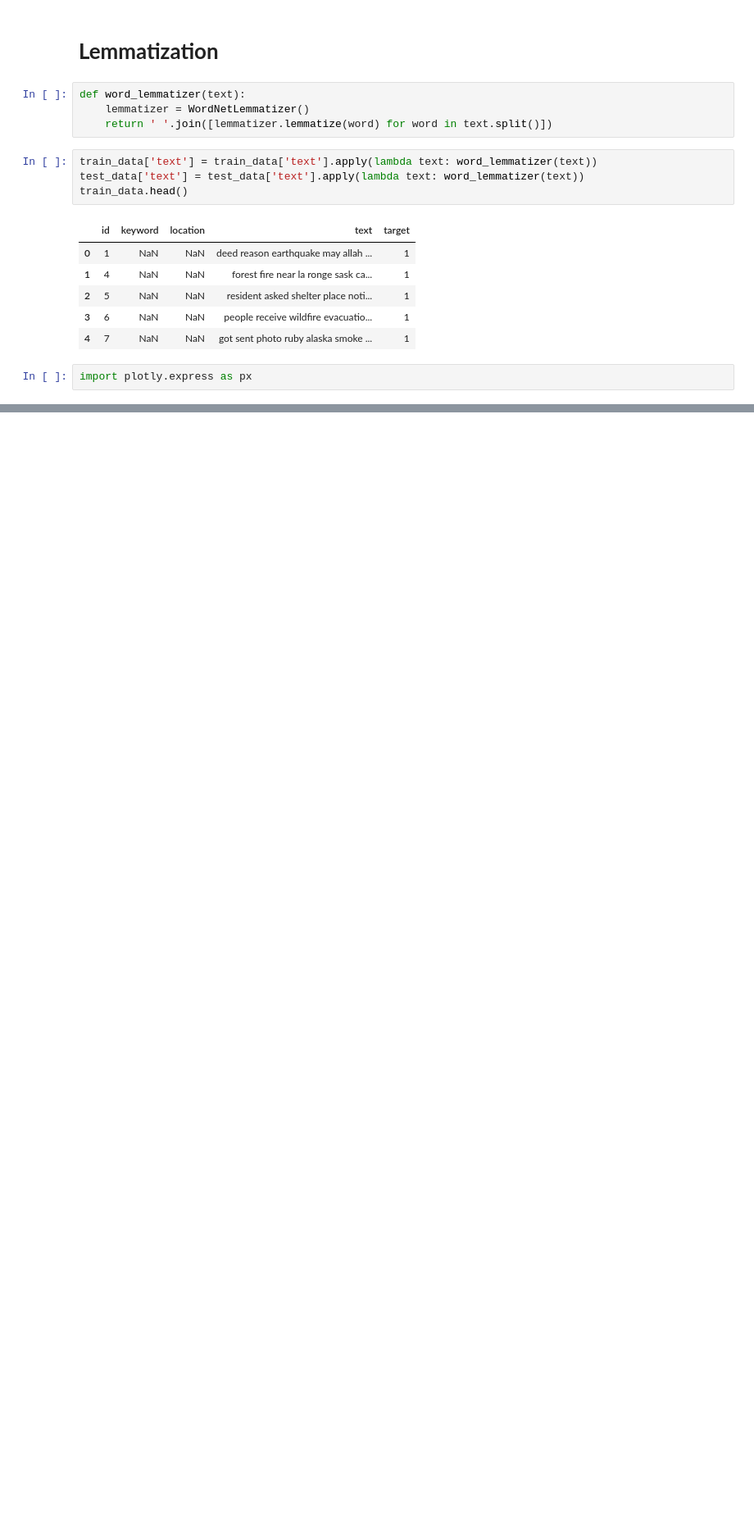
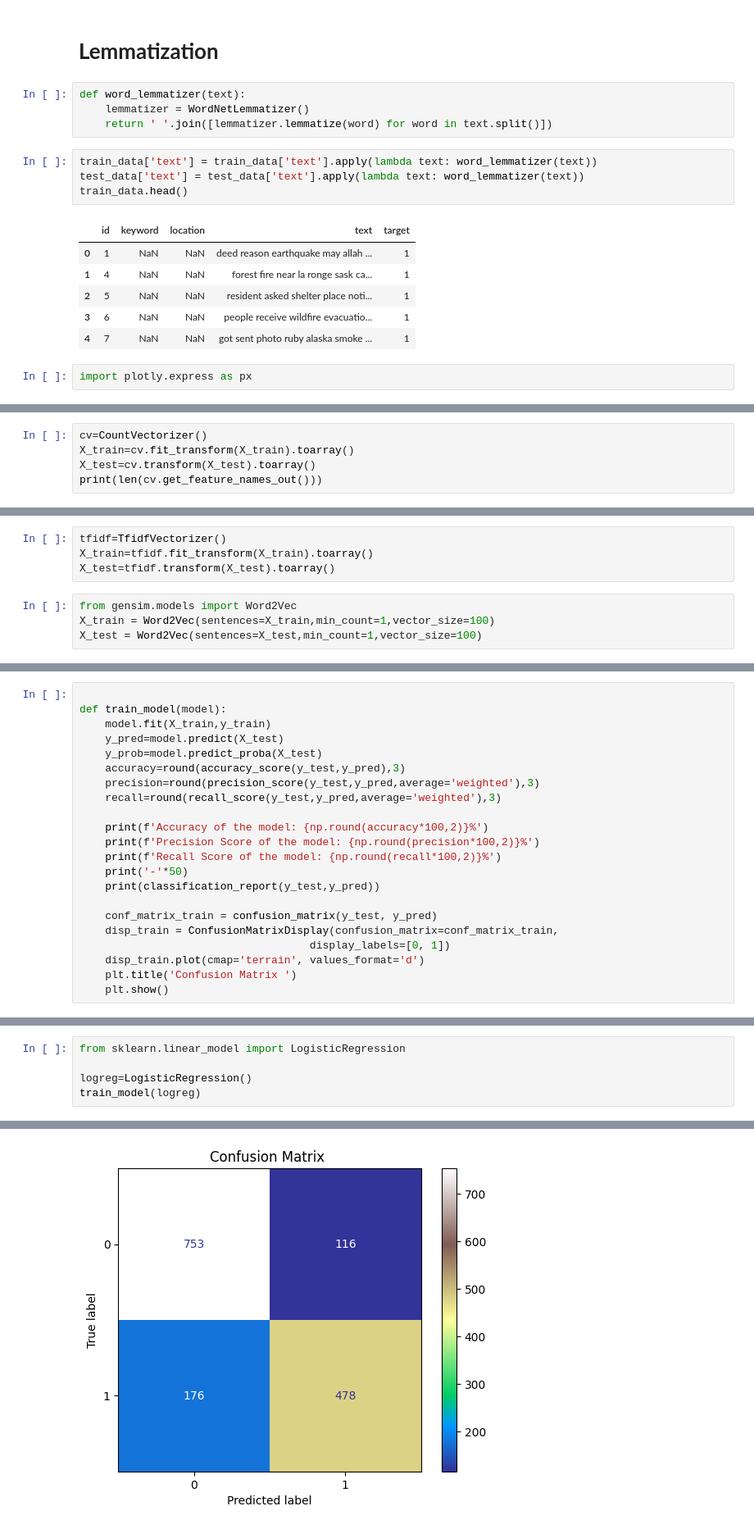
Before and after one commit to HatemGamal/ElectroPi, a Jupyter notebook: NLP_Twitter_Disaster_Classifier.ipynb, the cells around one changed output, grey strips where cells are left out. Shown: that part at 82% size. Saved outputs shown, nothing was run; the diff lists cells and outputs as text; blank space fills up the shorter version.

```diff
--- a/NLP_Twitter_Disaster_Classifier.ipynb
+++ b/NLP_Twitter_Disaster_Classifier.ipynb
@@ -227,0 +243,5 @@ fig.show()
+# %%
+cv=CountVectorizer()
+X_train=cv.fit_transform(X_train).toarray()
+X_test=cv.transform(X_test).toarray()
+print(len(cv.get_feature_names_out()))
@@ -227,0 +271,8 @@ fig.show()
+# %%
+tfidf=TfidfVectorizer()
+X_train=tfidf.fit_transform(X_train).toarray()
+X_test=tfidf.transform(X_test).toarray()
+# %%
+from gensim.models import Word2Vec
+X_train = Word2Vec(sentences=X_train,min_count=1,vector_size=100)
+X_test = Word2Vec(sentences=X_test,min_count=1,vector_size=100)
@@ -227,0 +282,22 @@ fig.show()
+# %%
+
+def train_model(model):
+    model.fit(X_train,y_train)
+    y_pred=model.predict(X_test)
+    y_prob=model.predict_proba(X_test)
+    accuracy=round(accuracy_score(y_test,y_pred),3)
+    precision=round(precision_score(y_test,y_pred,average='weighted'),3)
+    recall=round(recall_score(y_test,y_pred,average='weighted'),3)
+
+    print(f'Accuracy of the model: {np.round(accuracy*100,2)}%')
+    print(f'Precision Score of the model: {np.round(precision*100,2)}%')
+    print(f'Recall Score of the model: {np.round(recall*100,2)}%')
+    print('-'*50)
+    print(classification_report(y_test,y_pred))
+
+    conf_matrix_train = confusion_matrix(y_test, y_pred)
+    disp_train = ConfusionMatrixDisplay(confusion_matrix=conf_matrix_train,
+                                    display_labels=[0, 1])
+    disp_train.plot(cmap='terrain', values_format='d')
+    plt.title('Confusion Matrix ')
+    plt.show()
@@ -227,0 +306,6 @@ fig.show()
+# %%
+from sklearn.linear_model import LogisticRegression
+
+logreg=LogisticRegression()
+train_model(logreg)
+# %% [output]
@@ -227,0 +324 @@ fig.show()
+[figure, added]
```
Also changed, not shown: parts of 20 cells of this notebook.
